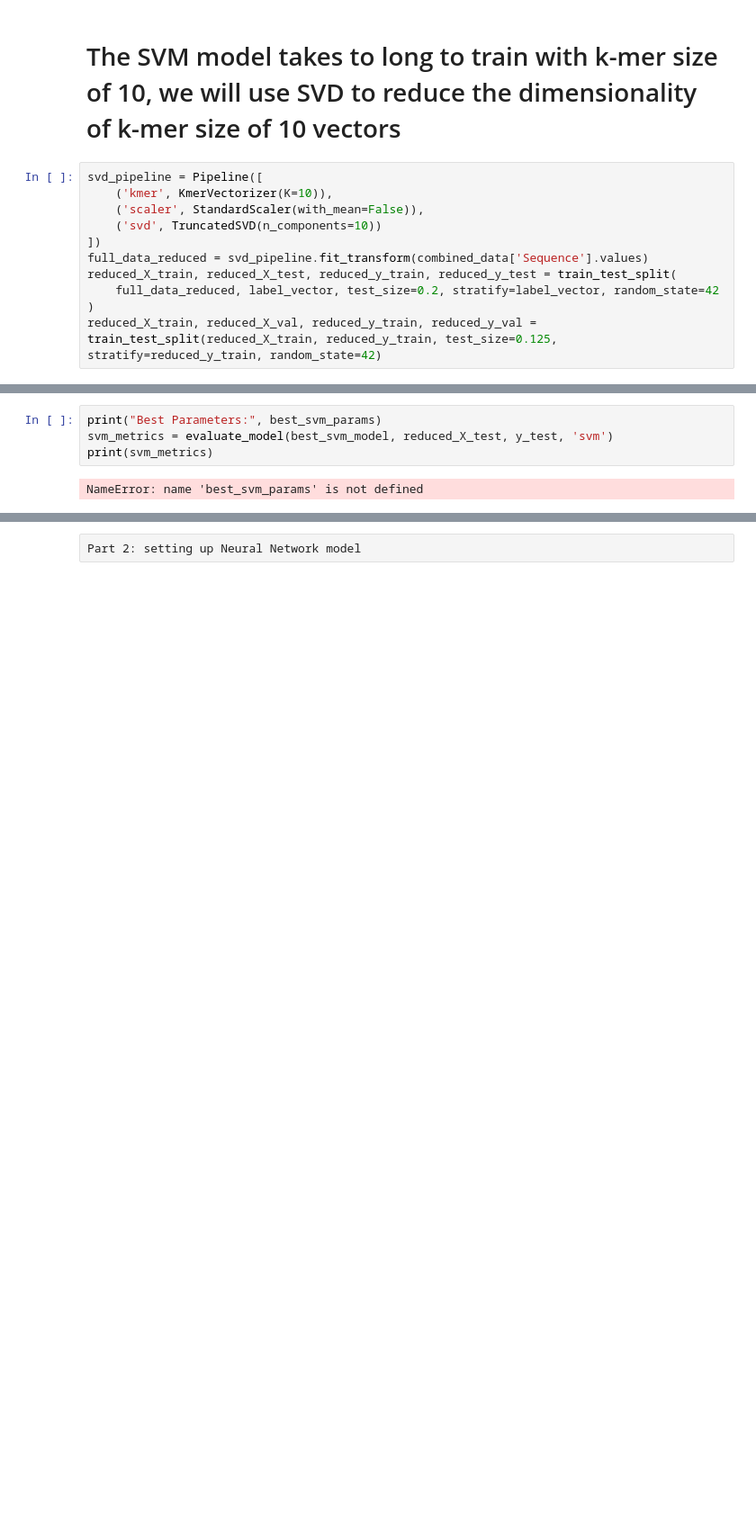
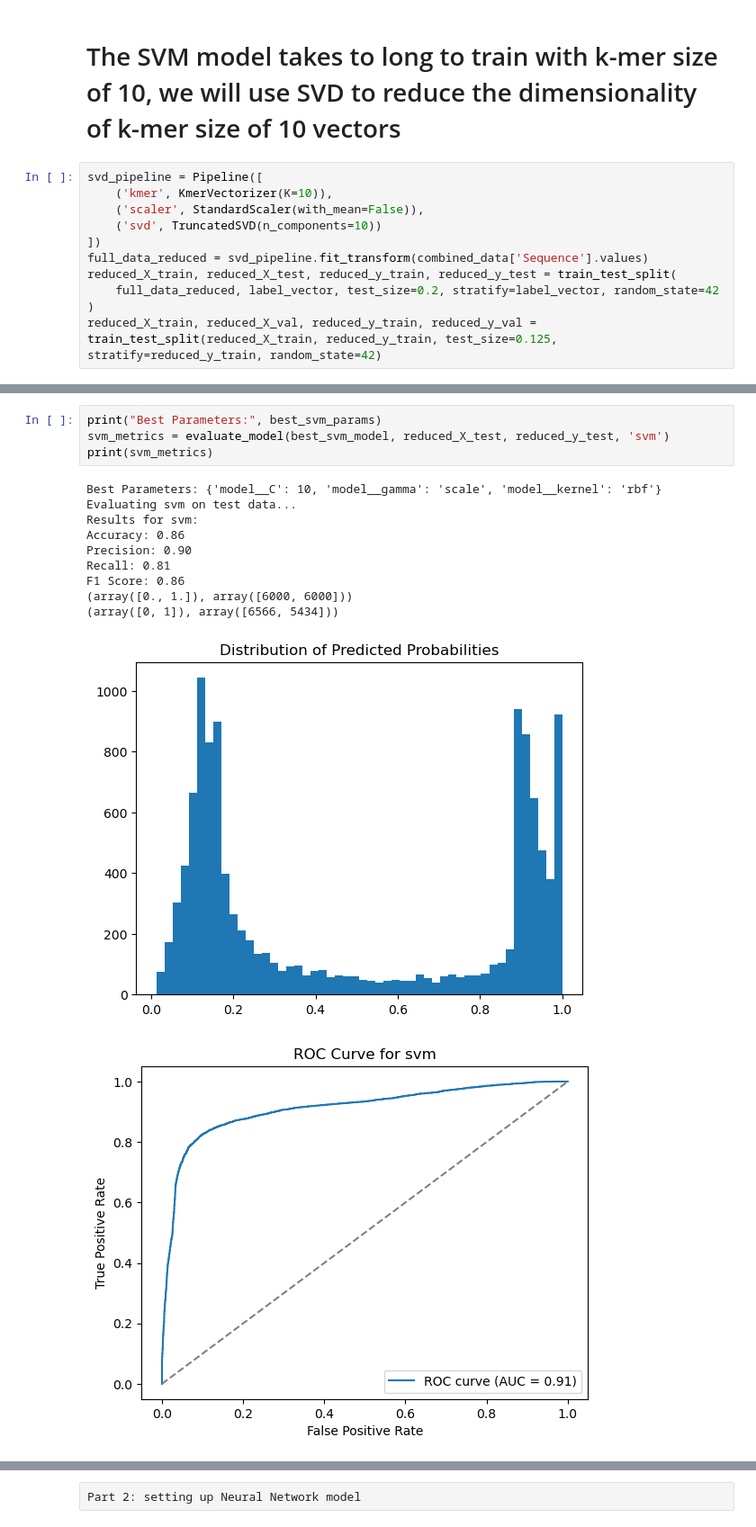
Before and after one commit to Jorjorian/PromoterKmers, a Jupyter notebook: ProjectDraftCode.ipynb, the cells around one changed output, grey strips where cells are left out. Shown at 90% size. Cells and saved outputs as stored; diff of their text form; blank space fills up the shorter version.

```diff
--- a/ProjectDraftCode.ipynb
+++ b/ProjectDraftCode.ipynb
@@ -352,6 +419,16 @@ KeyboardInterrupt:
 # %%
 print("Best Parameters:", best_svm_params)
-svm_metrics = evaluate_model(best_svm_model, reduced_X_test, y_test, 'svm')
+svm_metrics = evaluate_model(best_svm_model, reduced_X_test, reduced_y_test, 'svm')
 print(svm_metrics)
 # %% [output]
-NameError: name 'best_svm_params' is not defined
+Best Parameters: {'model__C': 10, 'model__gamma': 'scale', 'model__kernel': 'rbf'}
+Evaluating svm on test data...
+Results for svm:
+Accuracy: 0.86
+Precision: 0.90
+Recall: 0.81
+F1 Score: 0.86
+(array([0., 1.]), array([6000, 6000]))
+(array([0, 1]), array([6566, 5434]))
+[figure, added]
+[figure, added]
```
Also changed, not shown: parts of 42 cells of this notebook, 11 other files.
